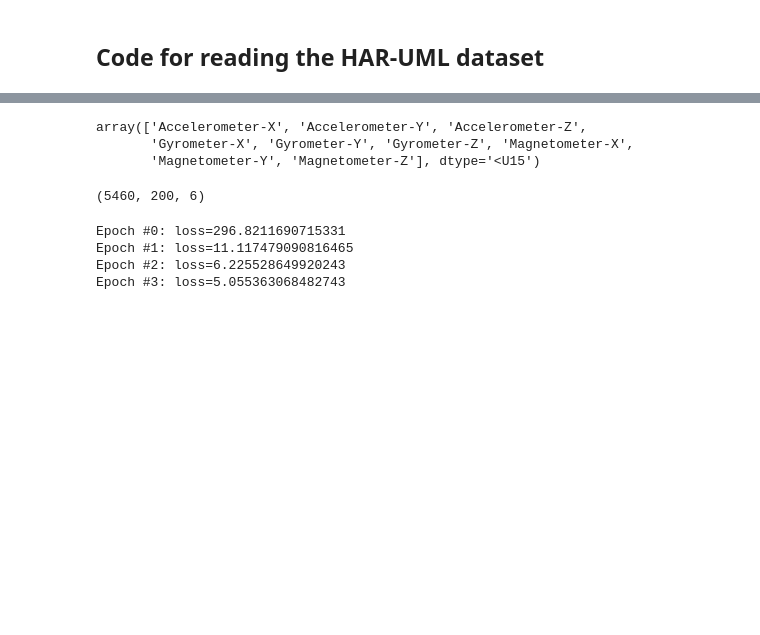
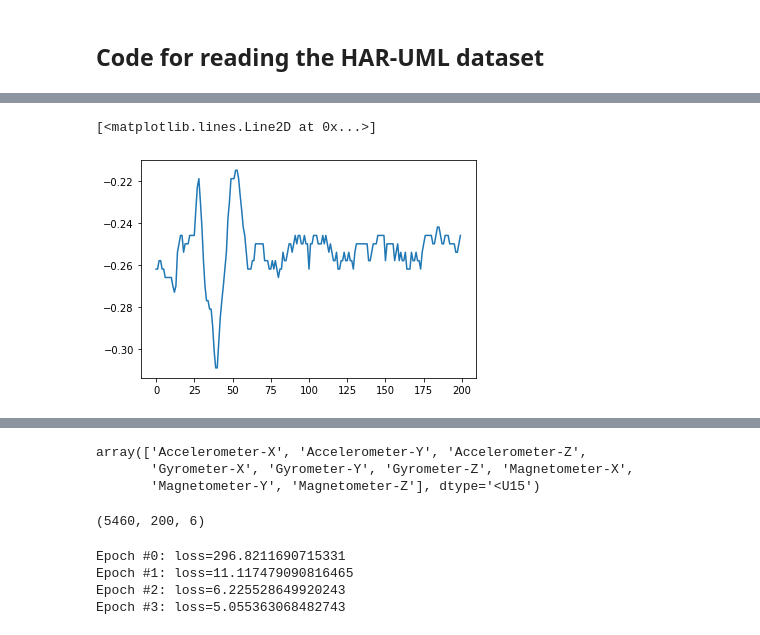
Before and after one commit to texsmv/mts_feature_learning, a Jupyter notebook: har_example.ipynb, the cells around one changed output, grey strips where cells are left out. Saved outputs shown, nothing was run; the diff lists cells and outputs as text; code cells hidden in the pictures; blank space fills up the shorter version.

```diff
--- a/har_example.ipynb
+++ b/har_example.ipynb
@@ -32,0 +49,7 @@ Validation epochs: 2 - ['dataset_S9_epochs.csv', 'dataset_S10_epochs.csv']
+# %%
+import matplotlib.pyplot as plt
+
+plt.plot(X_train[2, :, 0])
+# %% [output]
+[<matplotlib.lines.Line2D at 0x...>]
+[figure, added]
```
Also changed, not shown: parts of 3 cells of this notebook, 39 other files.
